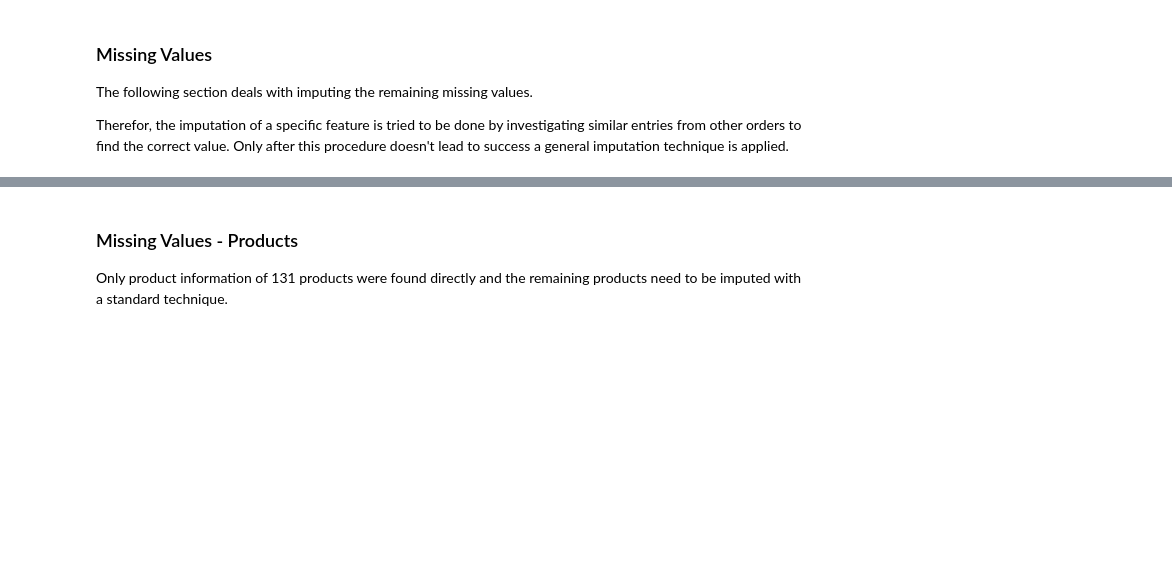
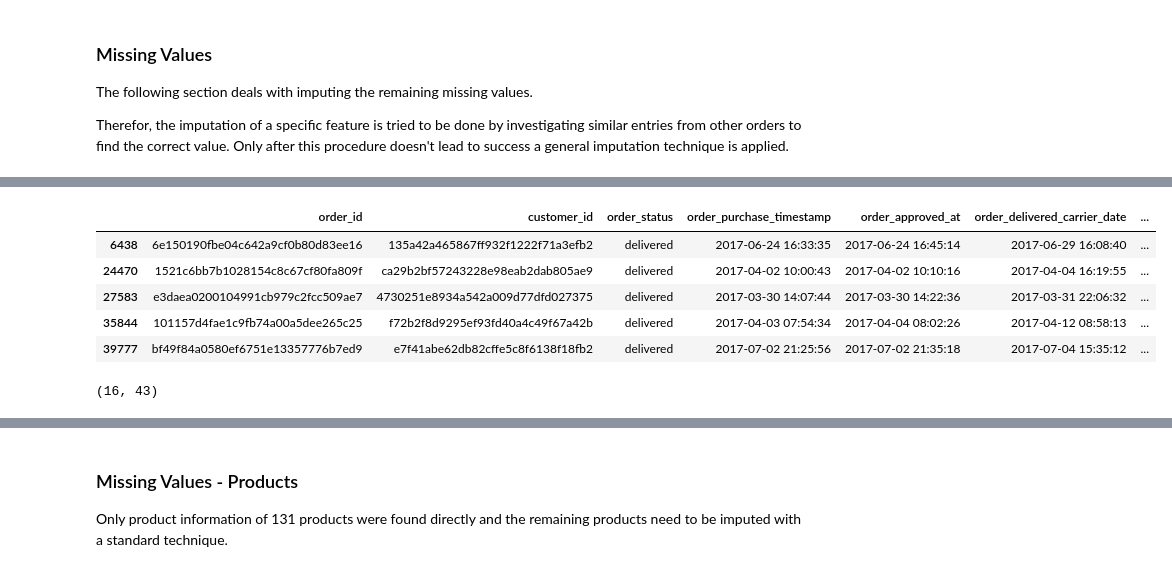
Before and after one commit to androi7/dsi-capstone, a Jupyter notebook: part-01/Ecommerce_EDA.ipynb, the cells around one changed output, grey strips where cells are left out. Cells and saved outputs as stored; diff of their text form; code cells hidden in the pictures; blank space fills up the shorter version.

```diff
--- a/part-01/Ecommerce_EDA.ipynb
+++ b/part-01/Ecommerce_EDA.ipynb
@@ -577,3 +573,10 @@ product_missing_info.nunique()
 # %%
 # No direct imputation about this product can be made, because no complete information about it could be found.
-df[df['product_id'] == product_missing_info[product_missing_info.notnull()].iloc[0]].head()
+df[df['product_id'] == product_missing_info.iloc[0]].head()
+# %% [output]
+|  | order_id | customer_id | order_status | order_purchase_timestamp | order_approved_at | order_delivered_carrier_date | ... |
+| 6438 | 6e150190fbe04c642a9cf0b80d83ee16 | 135a42a465867ff932f1222f71a3efb2 | delivered | 2017-06-24 16:33:35 | 2017-06-24 16:45:14 | 2017-06-29 16:08:40 | ... |
+| 24470 | 1521c6bb7b1028154c8c67cf80fa809f | ca29b2bf57243228e98eab2dab805ae9 | delivered | 2017-04-02 10:00:43 | 2017-04-02 10:10:16 | 2017-04-04 16:19:55 | ... |
+| 27583 | e3daea0200104991cb979c2fcc509ae7 | 4730251e8934a542a009d77dfd027375 | delivered | 2017-03-30 14:07:44 | 2017-03-30 14:22:36 | 2017-03-31 22:06:32 | ... |
+| 35844 | 101157d4fae1c9fb74a00a5dee265c25 | f72b2f8d9295ef93fd40a4c49f67a42b | delivered | 2017-04-03 07:54:34 | 2017-04-04 08:02:26 | 2017-04-12 08:58:13 | ... |
+| 39777 | bf49f84a0580ef6751e13357776b7ed9 | e7f41abe62db82cffe5c8f6138f18fb2 | delivered | 2017-07-02 21:25:56 | 2017-07-02 21:35:18 | 2017-07-04 15:35:12 | ... |
@@ -582,3 +583,9 @@ df[(df['product_weight_g'].isnull()) & (df['product_id'].notnull())]
+# %%
+# product weight is missing, but product id is given
+# there is a chance to find the missing values based on a probably fully described observation of that product id
+df[(df['product_weight_g'].isnull()) & (df['product_id'].notnull())].shape
+# %% [output]
+(16, 43)
 # %%
 no_category_name = df[df['product_category_name'].isnull()].sample(5)
 no_category_name
```
Also changed, not shown: parts of 38 cells of this notebook.
